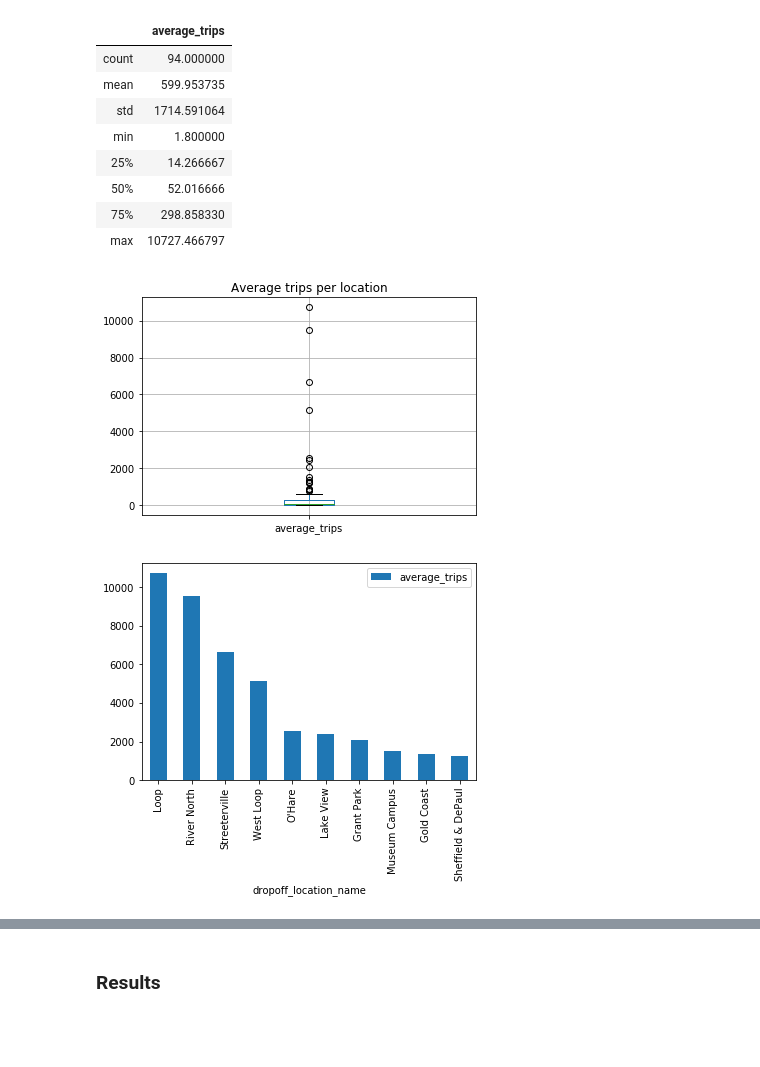
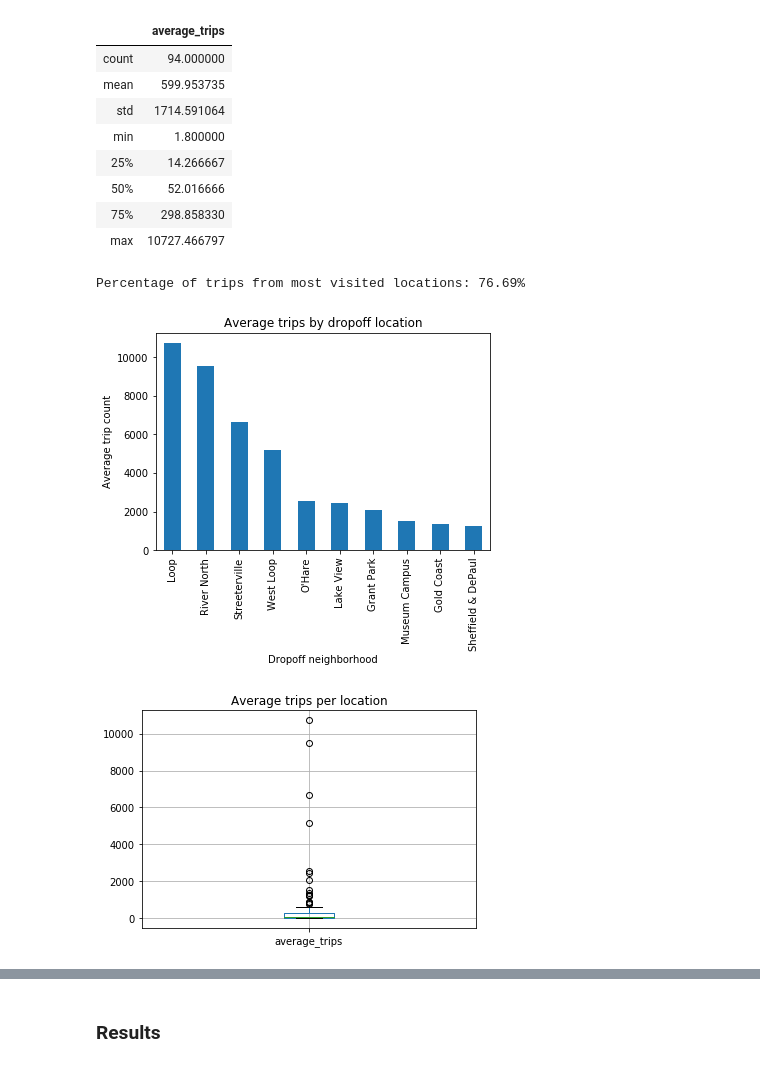
Before and after one commit to lucasmouragomes/portfolio, a Jupyter notebook: sprint6_project/sprint6_project.ipynb, the cells around one changed output, grey strips where cells are left out. Saved outputs shown, nothing was run; the diff lists cells and outputs as text; code cells hidden in the pictures; blank space fills up the shorter version.

```diff
--- a/sprint6_project/sprint6_project.ipynb
+++ b/sprint6_project/sprint6_project.ipynb
@@ -213,12 +247,20 @@ dropoff.describe()
 | 50% | 52.016666 |
 | 75% | 298.858330 |
 | max | 10727.466797 |
-# %%
-dropoff.boxplot()
-plt.title('Average trips per location')
-plt.show()
-top_dropoff.set_index('dropoff_location_name').plot(kind='bar')
-plt.show()
-# %% [output]
-[figure, removed]
-[figure, removed]
+# %%
+print(f'Percentage of trips from most visited locations: {top_dropoff["average_trips"].sum()/dropoff["average_trips"].sum():.2%}')
+# %% [output]
+Percentage of trips from most visited locations: 76.69%
+# %%
+top_dropoff.set_index('dropoff_location_name').plot(kind='bar')
+plt.gca().legend_ = None
+plt.xlabel('Dropoff neighborhood')
+plt.ylabel('Average trip count')
+plt.title('Average trips by dropoff location')
+plt.show()
+dropoff.boxplot()
+plt.title('Average trips per location')
+plt.show()
+# %% [output]
+[figure, added]
+[figure, added]
```
Also changed, not shown: parts of 31 cells of this notebook, 13 other files.
